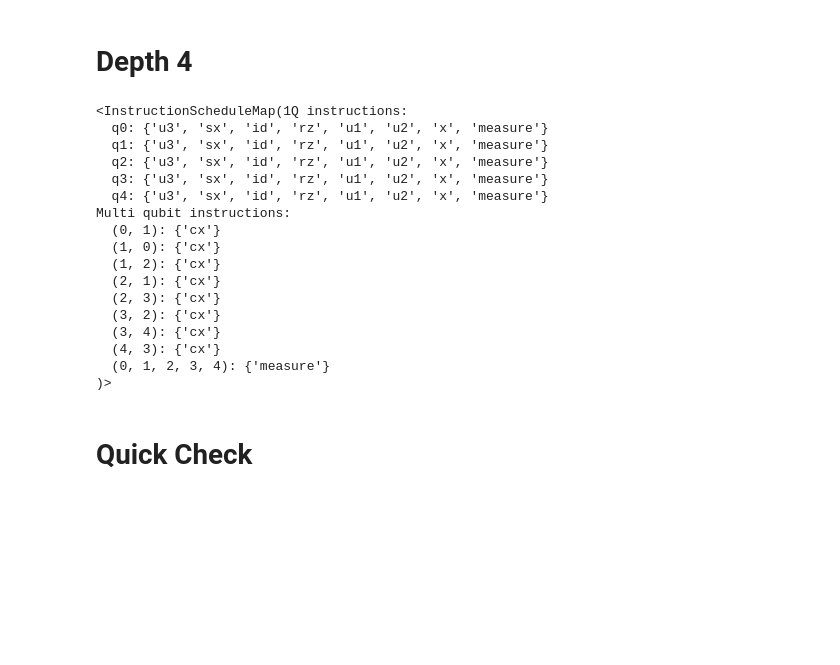
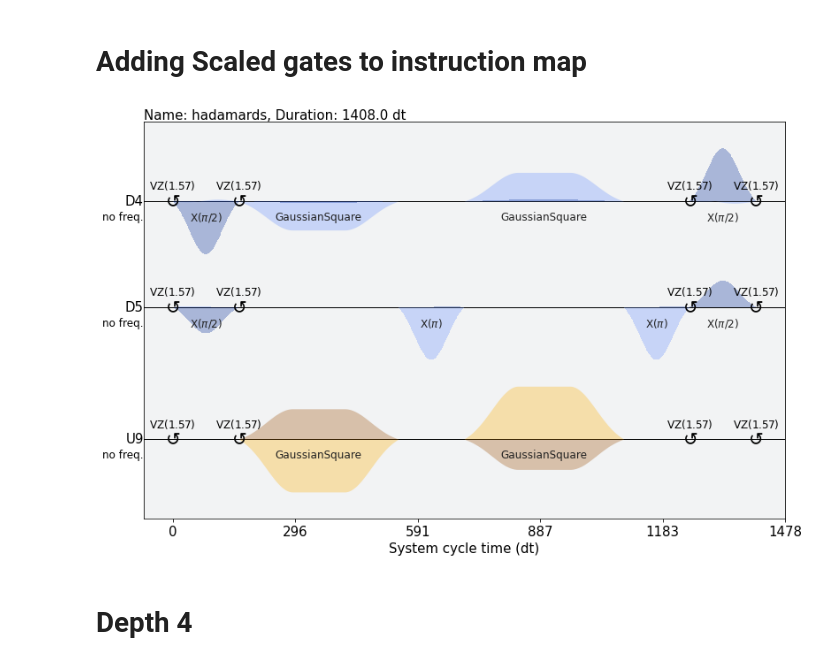
Before and after one commit to laura-clinton/py_grouparticles, a Jupyter notebook: depth4.ipynb, the cells around one changed output. Drawn from its saved outputs; the diff is of its cells as text; code cells hidden in the pictures; blank space fills up the shorter version.

Commit message:
three qubit experiment

```diff
--- a/depth4.ipynb
+++ b/depth4.ipynb
@@ -52,6 +34,15 @@ provider_pulse =IBMQ.get_provider(hub='ibm-q-startup', group='phasecraft-ltd', p
 # %%
-backend = provider_pulse.get_backend('ibmq_bogota')#,mode='dedicated')
+device_name = "ibmq_casablanca"
+backend = provider_pulse.get_backend(device_name)
+
 config = backend.configuration()
 props = backend.properties()
 defaults = backend.defaults()
+
 calibrations = defaults.instruction_schedule_map
+basis_gates = config.basis_gates
+inst_map = defaults.instruction_schedule_map
+
+RZX_cals = RZXCalibrationBuilder(backend)
+# %% [markdown]
+# Adding Scaled gates to instruction map
@@ -58,2 +82,29 @@ calibrations = defaults.instruction_schedule_map
+# %%
+gate_name = 'scaled_rzx'
+qubits = [4, 5, 6] #pick experiment qubits now!
+
+def get_sched_q0q1(theta):
+    qs = [qubits[0], qubits[1]]
+    return RZX_cals.get_calibration([theta], qs)
+
+def get_sched_q1q2(theta):
+    qs = [qubits[1], qubits[2]]
+    return RZX_cals.get_calibration([theta], qs)
+
+
+basis_gates += [gate_name]
+inst_map.add(gate_name,
+             [qubits[0], qubits[1]],
+             get_sched_q0q1,
+             arguments=['theta'])
+
+inst_map.add(gate_name,
+             [qubits[1], qubits[2]],
+             get_sched_q1q2,
+             arguments=['theta'])
+# %%
+inst_map.get('scaled_rzx', (qubits[0], qubits[1]), theta= 0.8).draw()
+# %% [output]
+[figure, added]
 # %% [markdown]
 # Depth 4
@@ -64,20 +110,0 @@ RZX_cals = RZXCalibrationBuilder(backend)
-# %%
-print(inst_map)
-# %% [output]
-<InstructionScheduleMap(1Q instructions:
-  q0: {'u3', 'sx', 'id', 'rz', 'u1', 'u2', 'x', 'measure'}
-  q1: {'u3', 'sx', 'id', 'rz', 'u1', 'u2', 'x', 'measure'}
-  q2: {'u3', 'sx', 'id', 'rz', 'u1', 'u2', 'x', 'measure'}
-  q3: {'u3', 'sx', 'id', 'rz', 'u1', 'u2', 'x', 'measure'}
-  q4: {'u3', 'sx', 'id', 'rz', 'u1', 'u2', 'x', 'measure'}
-Multi qubit instructions:
-  (0, 1): {'cx'}
-  (1, 0): {'cx'}
-  (1, 2): {'cx'}
-  (2, 1): {'cx'}
-  (2, 3): {'cx'}
-  (3, 2): {'cx'}
-  (3, 4): {'cx'}
-  (4, 3): {'cx'}
-  (0, 1, 2, 3, 4): {'measure'}
-)>
@@ -140,2 +110,0 @@ def depth4(angle: float, qubits: list, backend):
-# %% [markdown]
-# Quick Check
```
Also changed, not shown: parts of 43 cells of this notebook, 41 other files.
